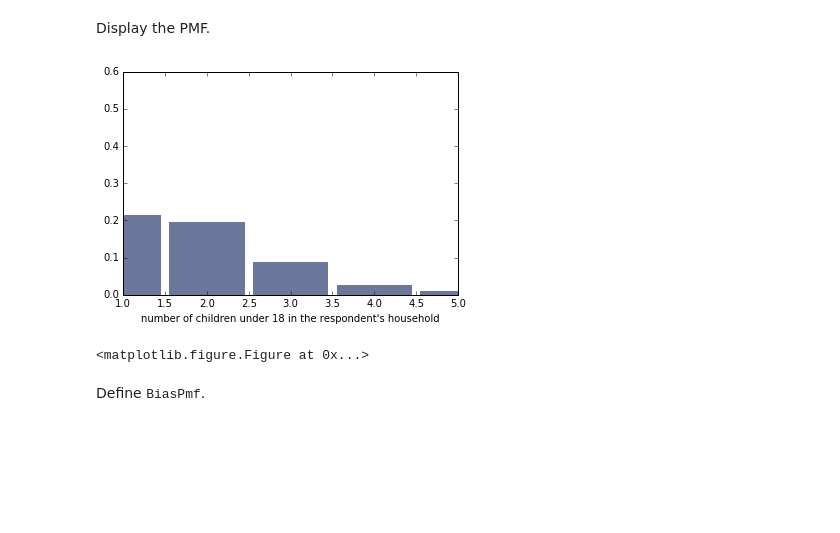
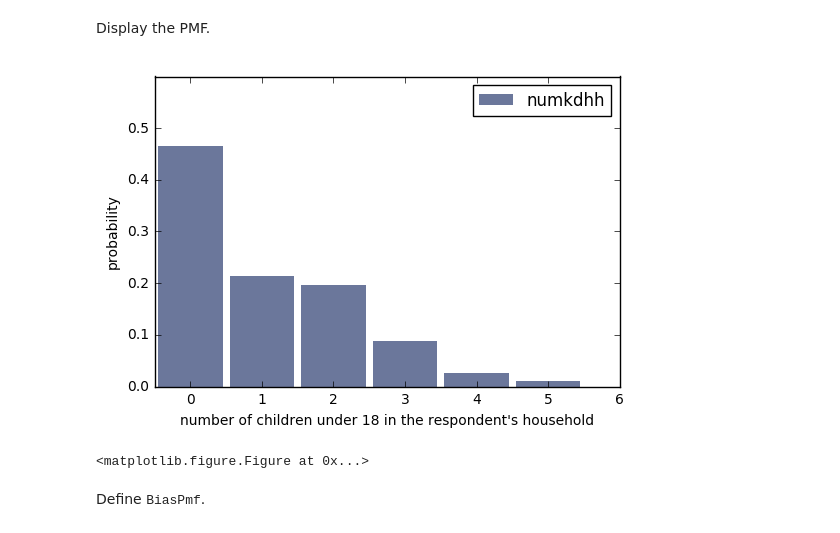
Before and after one commit to wlodekb/ThinkStats2, a Jupyter notebook: code/chap03ex.ipynb, the cells around one changed output. Saved outputs shown, nothing was run; the diff lists cells and outputs as text; code cells hidden in the pictures; blank space fills up the shorter version.

```diff
--- a/code/chap03ex.ipynb
+++ b/code/chap03ex.ipynb
@@ -12,15 +12,16 @@ resp = chap01soln.ReadFemResp()
 Make a PMF of <tt>numkdhh</tt>, the number of children under 18 in the respondent's household.
 # %%
 import thinkstats2
-pmf = thinkstats2.Pmf(resp.numkdhh)
+pmf = thinkstats2.Pmf(resp.numkdhh, label="original numkdhh")
 # %% [markdown]
 Display the PMF.
 # %%
 import thinkplot
-thinkplot.Hist(pmf)
-thinkplot.Show(xlabel = "number of children under 18 in the respondent's household", axis=[1, 5, 0, 0.6])
+thinkplot.Hist(pmf, label="numkdhh")
+thinkplot.Show(xlabel = "number of children under 18 in the respondent's household",
+               ylabel="probability", axis=[-0.5, 6, 0, 0.6])
 # %% [output]
-[figure, old version]
+[figure, new version]
 <matplotlib.figure.Figure at 0x...>
 # %% [markdown]
 Define <tt>BiasPmf</tt>.
```
Also changed, not shown: parts of 5 cells of this notebook, 1 other file.
